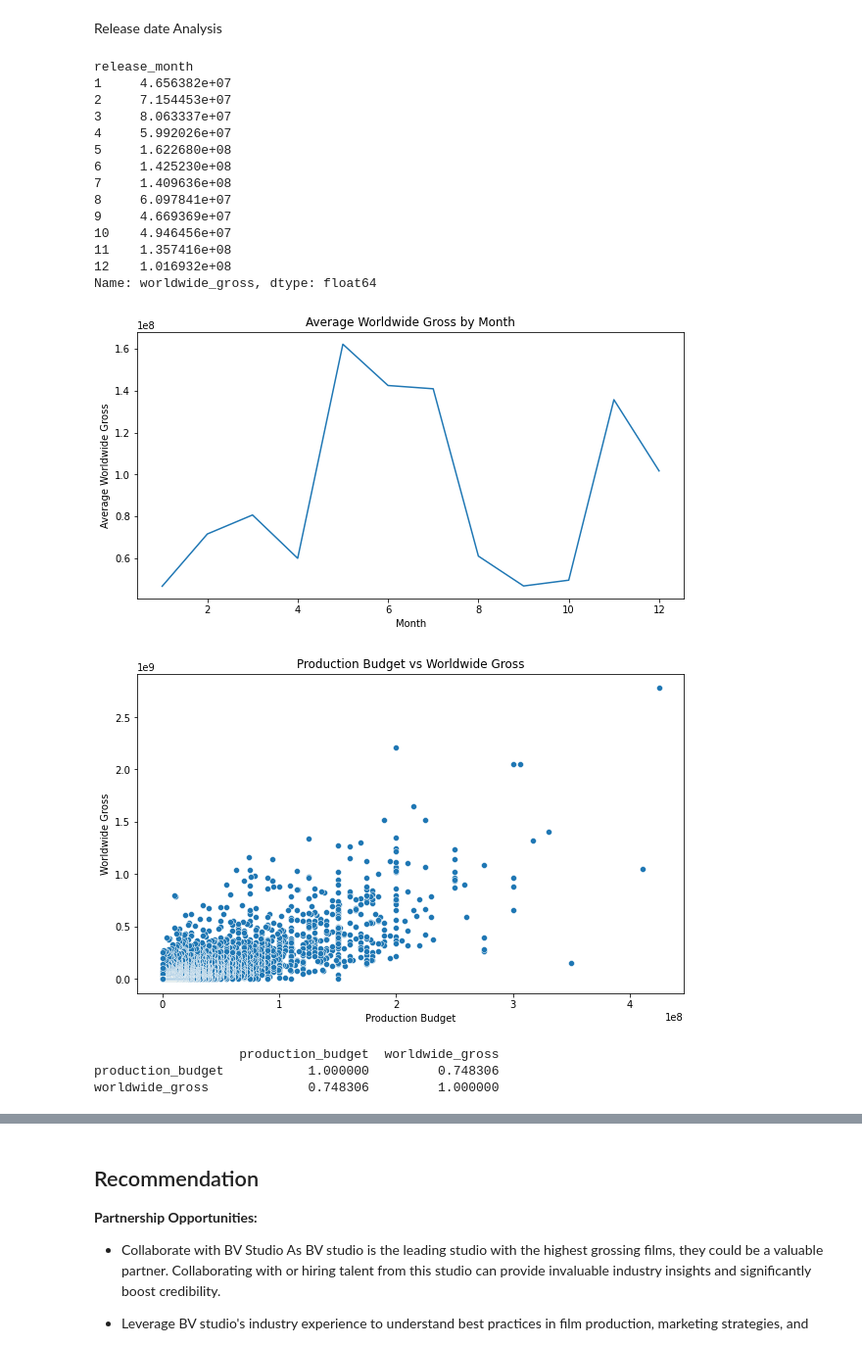
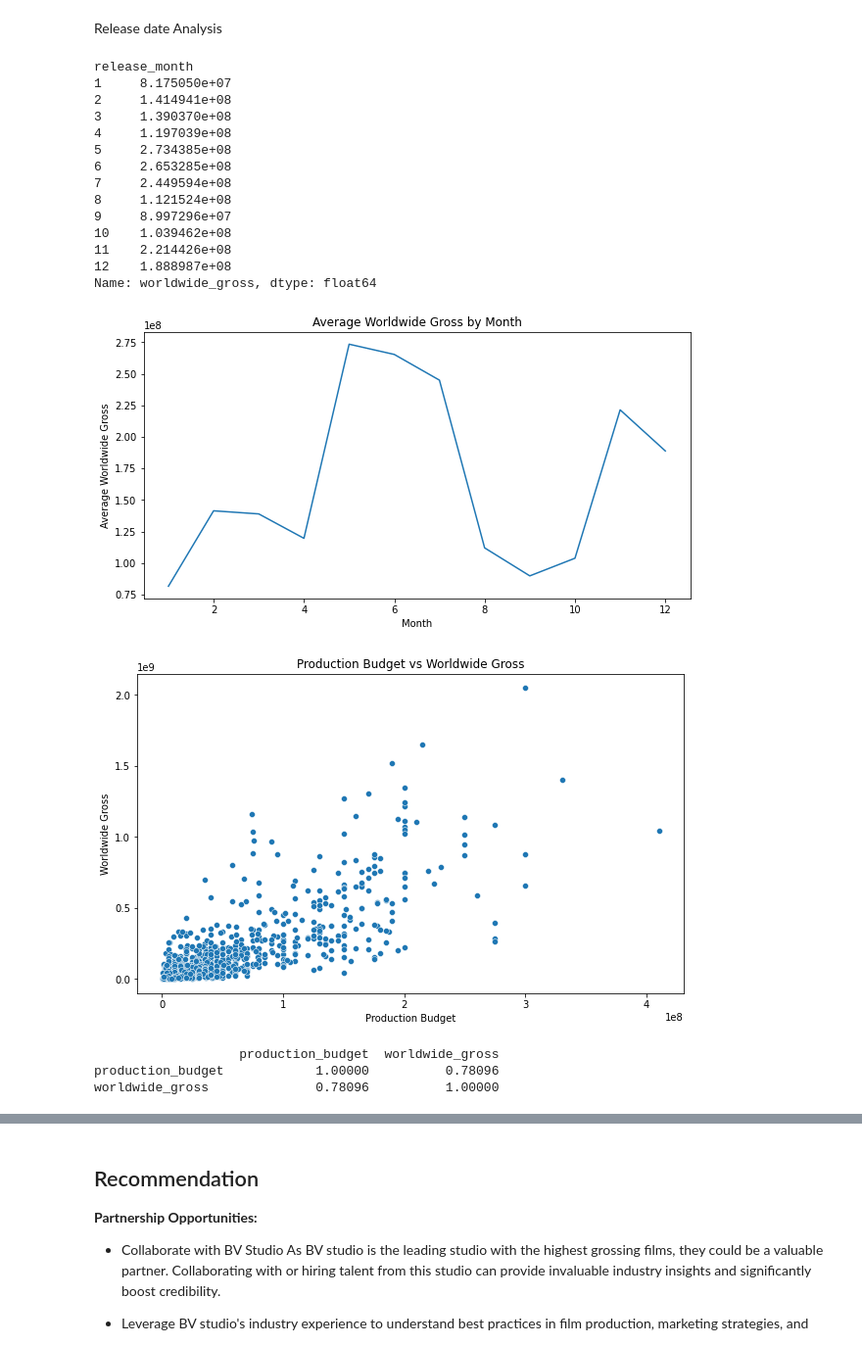
Before and after one commit to Sharon-Chebet/DS_Project_Phase_1, a Jupyter notebook: project.ipynb, the cells around one changed output, grey strips where cells are left out. Shown at 98% size. Drawn from its saved outputs; the diff is of its cells as text; code cells hidden in the pictures.

```diff
--- a/project.ipynb
+++ b/project.ipynb
@@ -329,0 +429,7 @@ tn_movies_df.describe()
+# %%
+# Lets drop the rows with different entries
+Cleaned_dataset_df = df[df['domestic_gross_x'] == df['domestic_gross_y_rounded']]
+
+# Print the filtered DataFrame
+#print(filtered_df)
+Cleaned_dataset_df.head()
@@ -329,0 +463,17 @@ tn_movies_df.describe()
+# %%
+# Remove non-numeric characters (e.g., dollar signs) from the production_budget, domestic_gross,and world wide gross  columns
+Cleaned_dataset_df['production_budget'] = Cleaned_dataset_df['production_budget'].replace('[\$,]', '', regex=True)
+#Cleaned_dataset_df['domestic_gross_x'] =Cleaned_dataset_df['domestic_gross_x'].replace('[\$,]', '', regex=True)
+Cleaned_dataset_df['worldwide_gross'] = Cleaned_dataset_df['worldwide_gross'].replace('[\$,]', '', regex=True)
+Cleaned_dataset_df['foreign_gross'] = Cleaned_dataset_df['foreign_gross'].replace('[\$,]', '', regex=True)
+Cleaned_dataset_df['total_gross'] = Cleaned_dataset_df['worldwide_gross'].replace('[\$,]', '', regex=True)
+
+Cleaned_dataset_df['profit'] = Cleaned_dataset_df['worldwide_gross'].replace('[\$,]', '', regex=True)
+# %%
+# Convert the production_budget, domestic_gross,and world wide gross  columns to integers
+Cleaned_dataset_df['production_budget'] = pd.to_numeric(Cleaned_dataset_df['production_budget'], errors='coerce').astype('Int64')
+#Cleaned_dataset_df['domestic_gross_x'] = pd.to_numeric(Cleaned_dataset_df['domestic_gross_x'], errors='coerce').astype('Int64')
+Cleaned_dataset_df['worldwide_gross'] = pd.to_numeric(Cleaned_dataset_df['worldwide_gross'], errors='coerce').astype('Int64')
+Cleaned_dataset_df['total_gross'] = pd.to_numeric(Cleaned_dataset_df['total_gross'], errors='coerce').astype('Int64')
+Cleaned_dataset_df['profit'] = pd.to_numeric(Cleaned_dataset_df['profit'], errors='coerce').astype('Int64')
+Cleaned_dataset_df['foreign_gross'] = pd.to_numeric(Cleaned_dataset_df['foreign_gross'], errors='coerce').astype('Int64')
@@ -404,13 +641,13 @@ foreign_gross         0.848879       1.000000
 Release date Analysis
 # %%
 # Convert releasedate to datetime
-tn_movies_df['release_date'] = pd.to_datetime(tn_movies_df['release_date'])# Extract month and year from release date
+Cleaned_dataset_df['release_date'] = pd.to_datetime(Cleaned_dataset_df['release_date'])# Extract month and year from release date
 
-tn_movies_df['release_month'] = tn_movies_df['release_date'].dt.month
-tn_movies_df['release_year'] = tn_movies_df['release_date'].dt.year
+Cleaned_dataset_df['release_month'] = Cleaned_dataset_df['release_date'].dt.month
+Cleaned_dataset_df['release_year'] = Cleaned_dataset_df['release_date'].dt.year
 
 # Average worldwide gross by month
-month_stats = tn_movies_df.groupby('release_month')['worldwide_gross'].mean()
+month_stats = Cleaned_dataset_df.groupby('release_month')['worldwide_gross'].mean()
 print(month_stats)
 
 # Line plot for average worldwide gross by month
@@ -434,35 +671,35 @@ plt.show()
 #plt.show()
 # %% [output]
 release_month
-1     4.656382e+07
-2     7.154453e+07
-3     8.063337e+07
-4     5.992026e+07
-5     1.622680e+08
-6     1.425230e+08
-7     1.409636e+08
-8     6.097841e+07
-9     4.669369e+07
-10    4.946456e+07
-11    1.357416e+08
-12    1.016932e+08
+1     8.175050e+07
+2     1.414941e+08
+3     1.390370e+08
+4     1.197039e+08
+5     2.734385e+08
+6     2.653285e+08
+7     2.449594e+08
+8     1.121524e+08
+9     8.997296e+07
+10    1.039462e+08
+11    2.214426e+08
+12    1.888987e+08
 Name: worldwide_gross, dtype: float64
-[figure, old version]
+[figure, new version]
 # %%
 ##Budget vs. Revenue Analysis
 # Scatter plot for budget vs worldwide gross
 plt.figure(figsize=(10, 6))
-sns.scatterplot(x=tn_movies_df['production_budget'], y=tn_movies_df['worldwide_gross'])
+sns.scatterplot(x=Cleaned_dataset_df['production_budget'], y=Cleaned_dataset_df['worldwide_gross'])
 plt.title('Production Budget vs Worldwide Gross')
 plt.xlabel('Production Budget')
 plt.ylabel('Worldwide Gross')
 plt.show()
 
 # Calculate correlation
-correlation = tn_movies_df[['production_budget', 'worldwide_gross']].corr()
+correlation = Cleaned_dataset_df[['production_budget', 'worldwide_gross']].corr()
 print(correlation)
 # %% [output]
-[figure, old version]
+[figure, new version]
                    production_budget  worldwide_gross
-production_budget           1.000000         0.748306
-worldwide_gross             0.748306         1.000000
+production_budget            1.00000          0.78096
+worldwide_gross              0.78096          1.00000
```
Also changed, not shown: parts of 40 cells of this notebook.
